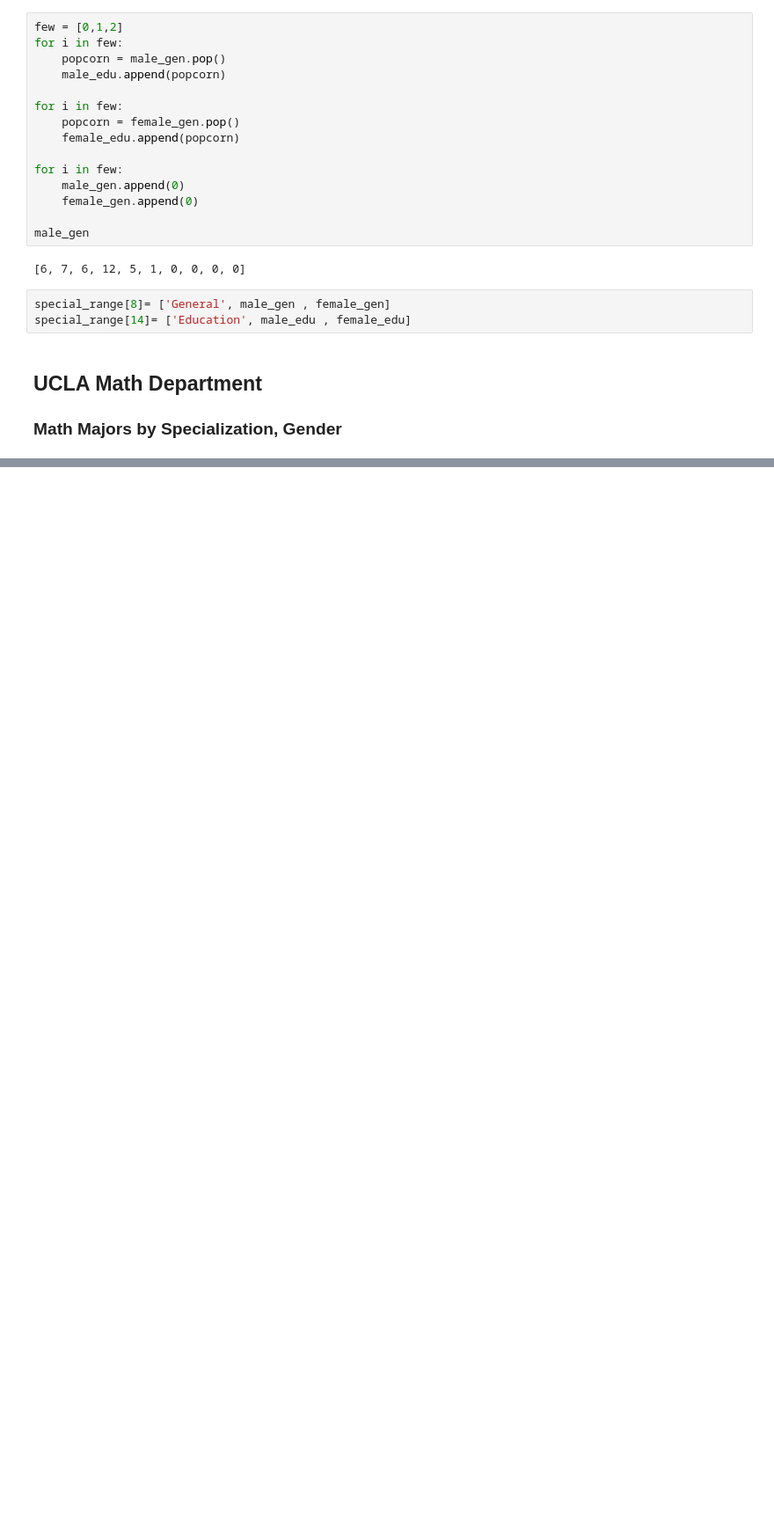
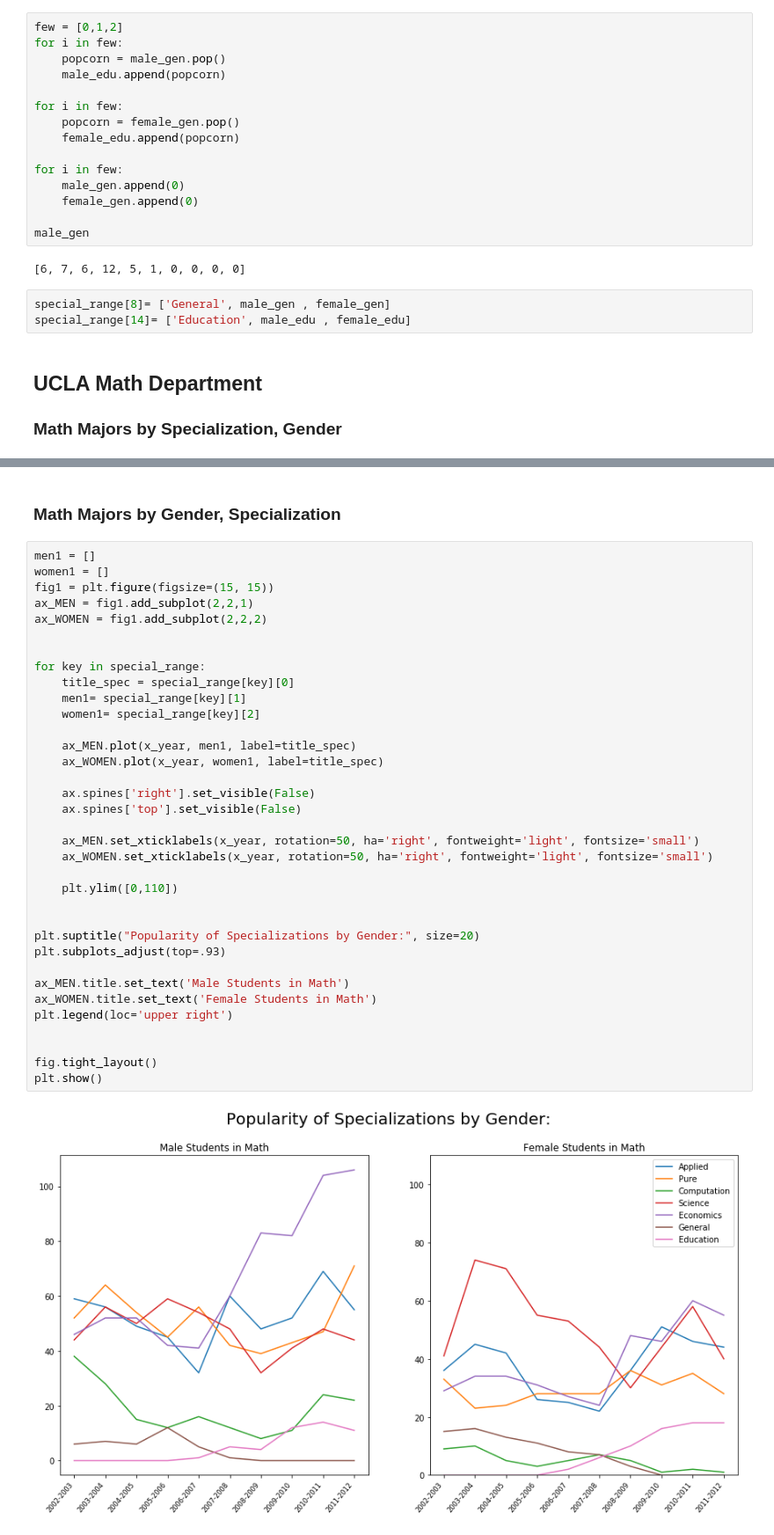
Before and after one commit to vivnlamb/DataAnalysis_UCLA_Math-Gender, a Jupyter notebook: UCLA_Math_Gender.ipynb, the cells around one changed output, grey strips where cells are left out. Shown at 88% size. Cells and saved outputs as stored; diff of their text form; blank space fills up the shorter version.

Commit message:
Add files via upload
Updated to compare specializations within gender.

```diff
--- a/UCLA_Math_Gender.ipynb
+++ b/UCLA_Math_Gender.ipynb
@@ -213,4 +193,43 @@ plt.show
 [figure]
+# %% [markdown]
+### Math Majors by Gender, Specialization
+# %%
+men1 = []
+women1 = []
+fig1 = plt.figure(figsize=(15, 15))
+ax_MEN = fig1.add_subplot(2,2,1)
+ax_WOMEN = fig1.add_subplot(2,2,2)
+
+
+for key in special_range:
+    title_spec = special_range[key][0]
+    men1= special_range[key][1]
+    women1= special_range[key][2]
+
+    ax_MEN.plot(x_year, men1, label=title_spec)
+    ax_WOMEN.plot(x_year, women1, label=title_spec)
+
+    ax.spines['right'].set_visible(False)
+    ax.spines['top'].set_visible(False)
+
+    ax_MEN.set_xticklabels(x_year, rotation=50, ha='right', fontweight='light', fontsize='small')
+    ax_WOMEN.set_xticklabels(x_year, rotation=50, ha='right', fontweight='light', fontsize='small')
+
+    plt.ylim([0,110])
+
+
+plt.suptitle("Popularity of Specializations by Gender:", size=20)
+plt.subplots_adjust(top=.93)
+
+ax_MEN.title.set_text('Male Students in Math')
+ax_WOMEN.title.set_text('Female Students in Math')
+plt.legend(loc='upper right')
+
+
+fig.tight_layout()
+plt.show()
+# %% [output]
+[figure, added]
 # %% [markdown]
 ### Conclusion
 
```
Also changed, not shown: parts of 5 cells of this notebook.
